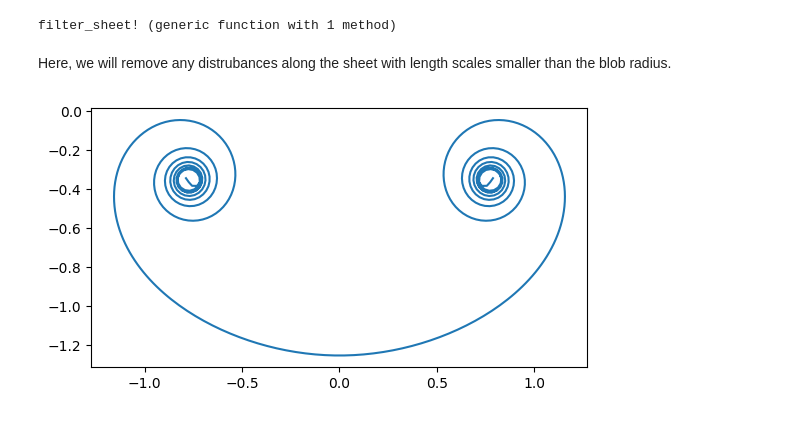
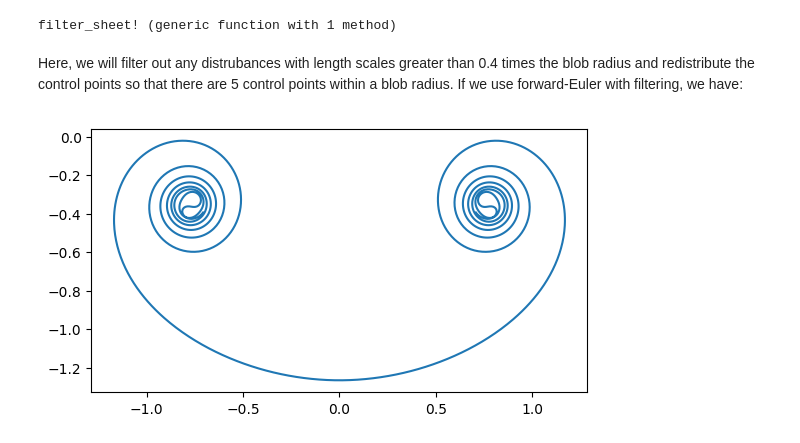
Before and after one commit to darwindarak/PotentialFlow.jl, a Jupyter notebook: examples/Vortex Sheet Roll-up.ipynb, the cells around one changed output. Drawn from its saved outputs; the diff is of its cells as text; code cells hidden in the pictures.

```diff
--- a/examples/Vortex Sheet Roll-up.ipynb
+++ b/examples/Vortex Sheet Roll-up.ipynb
@@ -25,0 +28,5 @@ We can initialize the vortex sheet by providing it with a list of control points
+# %%
+function compute_ẋ!(ẋ, x, t)
+    reset_velocity!(ẋ, x)
+    self_induce_velocity!(ẋ, x)
+end
@@ -53,0 +62,10 @@ One way we can supress the instabilities is to directly filter out any length sc
+# %%
+sheet  = Vortex.Sheet(zs, Γs, δ)
+sheet₊ = deepcopy(sheet₋)
+
+ẋs = [allocate_velocity(sheet₋) for k in 1:4]
+for t in 0:Δt:4.0
+    rk4!(sheet₊, sheet, t, Δt, compute_ẋ!, advect!, ẋs)
+    sheet₊, sheet = sheet, sheet₊
+end
+plot_sheet(sheet);
@@ -59,17 +83,15 @@ function filter_sheet!(sheet, Δs, Δf)
 end
 # %% [output]
 filter_sheet! (generic function with 1 method)
-# %% [markdown]
-Here, we will remove any distrubances along the sheet with length scales smaller than the blob radius.
+# %% [markdown]
+Here, we will filter out any distrubances with length scales greater than 0.4 times the blob radius and redistribute the control points so that there are 5 control points within a blob radius.  If we use forward-Euler with filtering, we have:
 # %%
-sheet = Vortex.Sheet(zs, Γs, δ)
-
+sheet₊ = Vortex.Sheet(zs, Γs, δ)
+ẋ = allocate_velocity(sheet)
 for t in 0:Δt:4.0
-    reset_velocity!(w, sheet)
-    self_induce_velocity!(w, sheet)
-    advect!(sheet, sheet, w, Δt)
-    filter_sheet!(sheet, 0.5δ, δ)
+    forward_euler!(sheet₊, sheet₊, t, Δt, compute_ẋ!, advect!, ẋ)
+    filter_sheet!(sheet₊, 0.2δ, 0.4δ)
 end
-plot_sheet(sheet);
+plot_sheet(sheet₊);
 # %% [output]
-[figure, old version]
+[figure, new version]
```
Also changed, not shown: parts of 17 cells of this notebook, 8 other files.
